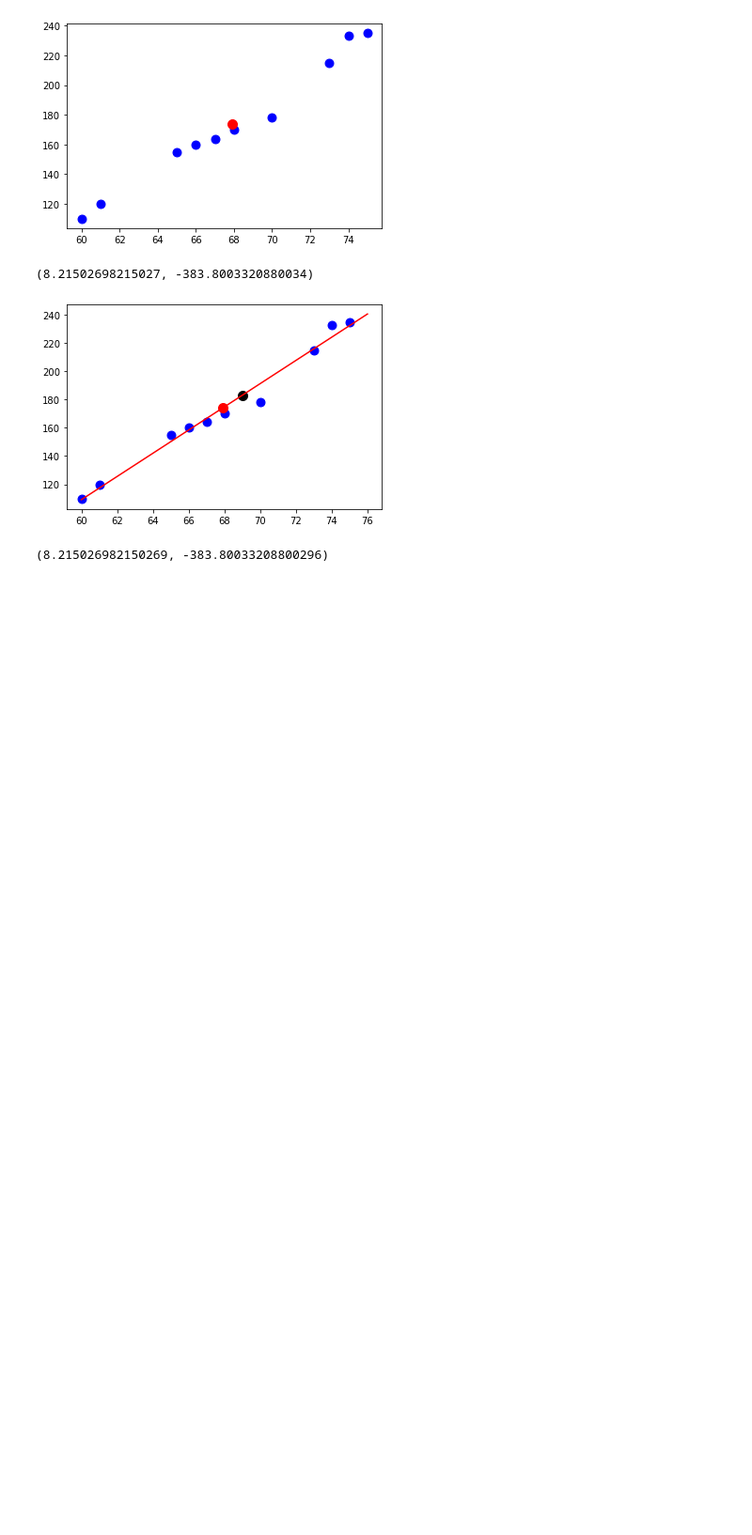
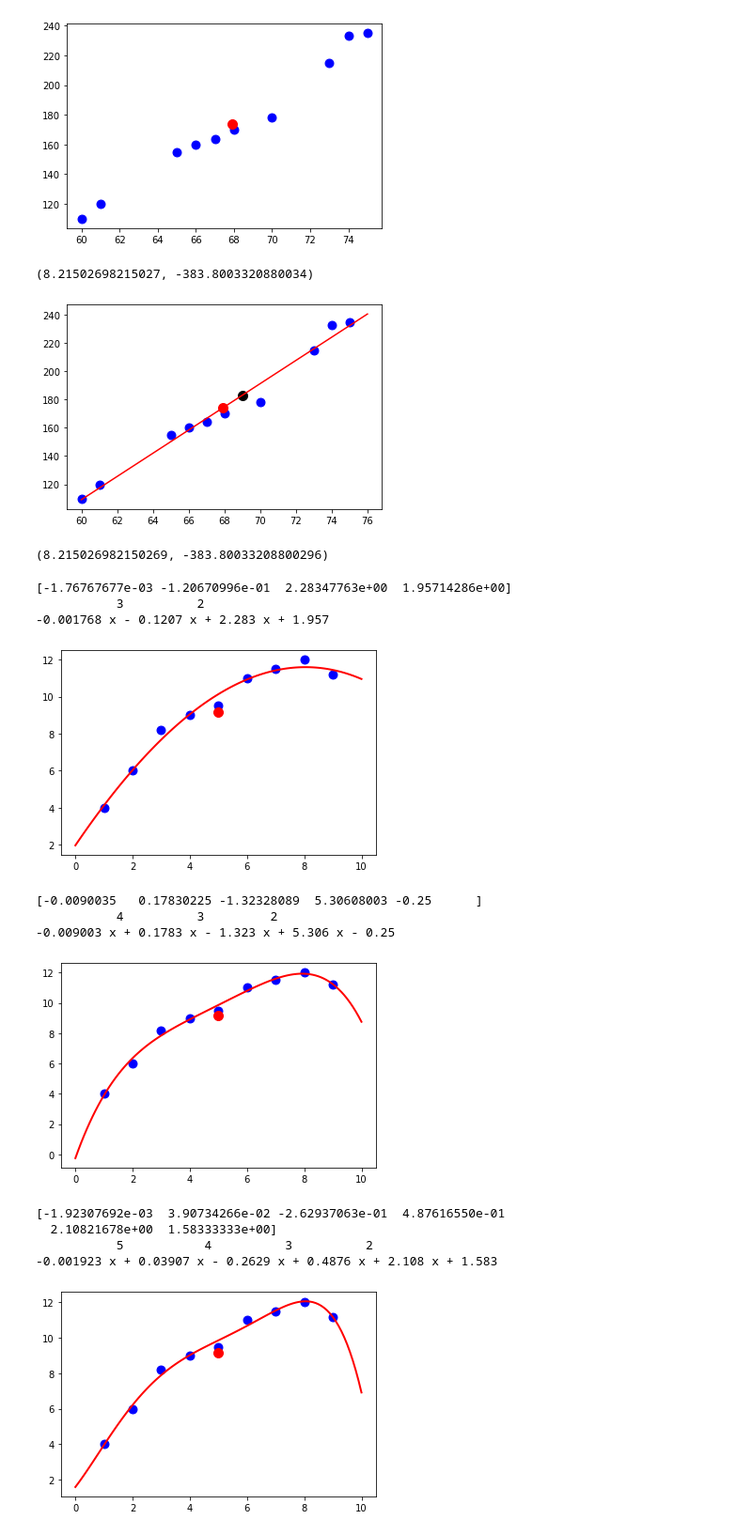
Before and after one commit to ProfFL028/TwilightStruggle, a Jupyter notebook: Math/MathFundationForDataAnalysis/LinearRegression.ipynb, the cells around one changed output. Shown at 94% size. Saved outputs shown, nothing was run; the diff lists cells and outputs as text; code cells hidden in the pictures; blank space fills up the shorter version.

```diff
--- a/Math/MathFundationForDataAnalysis/LinearRegression.ipynb
+++ b/Math/MathFundationForDataAnalysis/LinearRegression.ipynb
@@ -48,0 +54,29 @@ a, b
+# %%
+X = [1,2,3,4,5,6,7,8,9]
+y = [4,6,8.2,9, 9.5, 11, 11.5, 12, 11.2]
+s = np.linspace(0, 10, 101)
+for degree in range(3, 6):
+    coefs = np.polyfit(X, y, degree)
+    print(coefs)
+    ffit = np.poly1d(coefs)
+    print(ffit)
+
+    plt.scatter(X, y, s=80, c="blue")
+    plt.scatter(np.average(X), np.average(y), s=100, c="red")
+
+    plt.plot(s, ffit(s), 'r-', linewidth=2.0)
+    plt.show()
+# %% [output]
+[-1.76767677e-03 -1.20670996e-01  2.28347763e+00  1.95714286e+00]
+           3          2
+-0.001768 x - 0.1207 x + 2.283 x + 1.957
+[figure, added]
+[-0.0090035   0.17830225 -1.32328089  5.30608003 -0.25      ]
+           4          3         2
+-0.009003 x + 0.1783 x - 1.323 x + 5.306 x - 0.25
+[figure, added]
+[-1.92307692e-03  3.90734266e-02 -2.62937063e-01  4.87616550e-01
+  2.10821678e+00  1.58333333e+00]
+           5           4          3          2
+-0.001923 x + 0.03907 x - 0.2629 x + 0.4876 x + 2.108 x + 1.583
+[figure, added]
```
Also changed, not shown: parts of 1 cell of this notebook.
